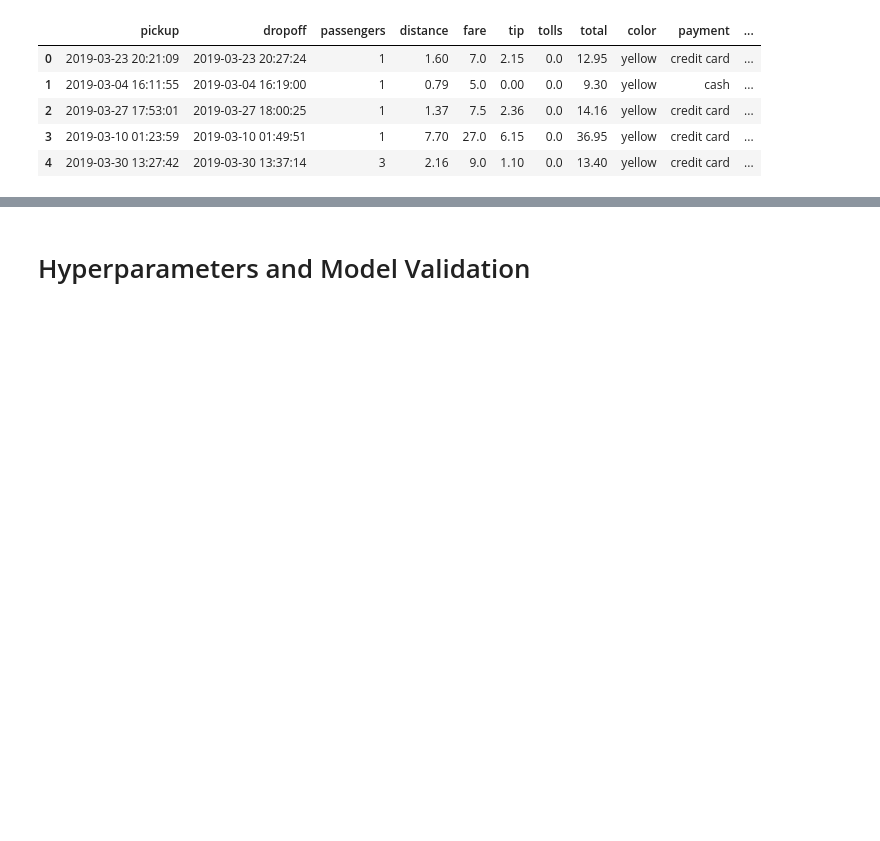
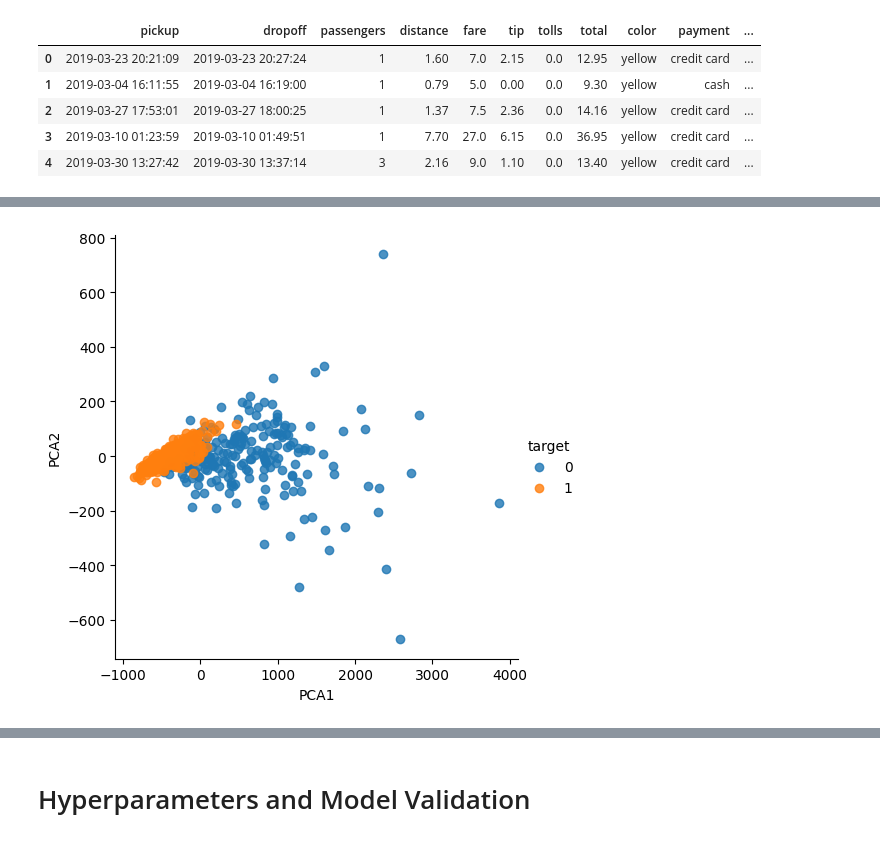
Before and after one commit to ZacharyCone7/SSE591_Week5, a Jupyter notebook: Week 5 examples.ipynb, the cells around one changed output, grey strips where cells are left out. Saved outputs shown, nothing was run; the diff lists cells and outputs as text; code cells hidden in the pictures; blank space fills up the shorter version.

```diff
--- a/Week 5 examples.ipynb
+++ b/Week 5 examples.ipynb
@@ -45,0 +113,21 @@ ValueError: Input contains NaN
+# %%
+# can use this dataset from scikit-learn without pre-processing
+from sklearn.datasets import load_breast_cancer
+import pandas as pd
+BC = load_breast_cancer()
+BC_df = pd.DataFrame(data=BC.data, columns=BC.feature_names)
+BC_df['target'] = BC.target
+BC_df
+
+X = BC.data
+# %%
+from sklearn.decomposition import PCA  # 1. Choose the model class
+model = PCA(n_components=2)            # 2. Instantiate the model with hyperparameters
+model.fit(X)                      # 3. Fit to data. Notice y is not specified!
+X_2D = model.transform(X)         # 4. Transform the data to two dimensions
+# %%
+BC_df['PCA1'] = X_2D[:, 0]
+BC_df['PCA2'] = X_2D[:, 1]
+sns.lmplot(x="PCA1", y="PCA2", hue='target', data=BC_df, fit_reg=False);
+# %% [output]
+[figure, added]
```
Also changed, not shown: parts of 49 cells of this notebook, 1 other file.
